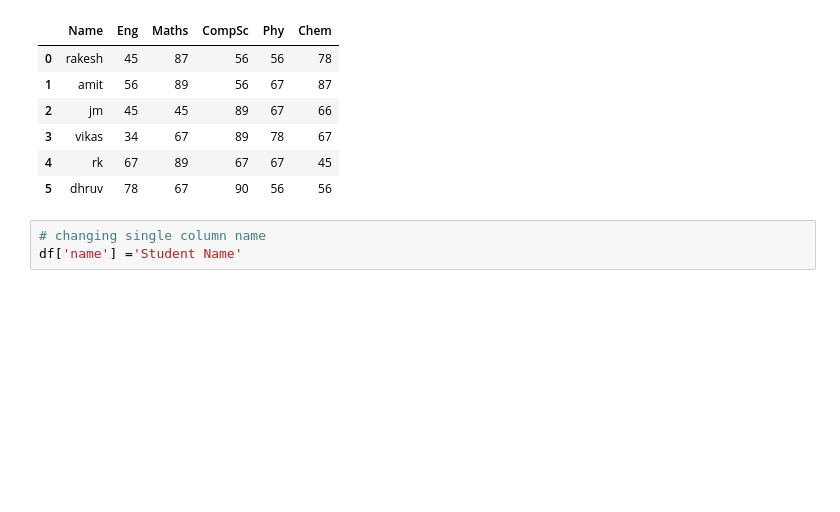
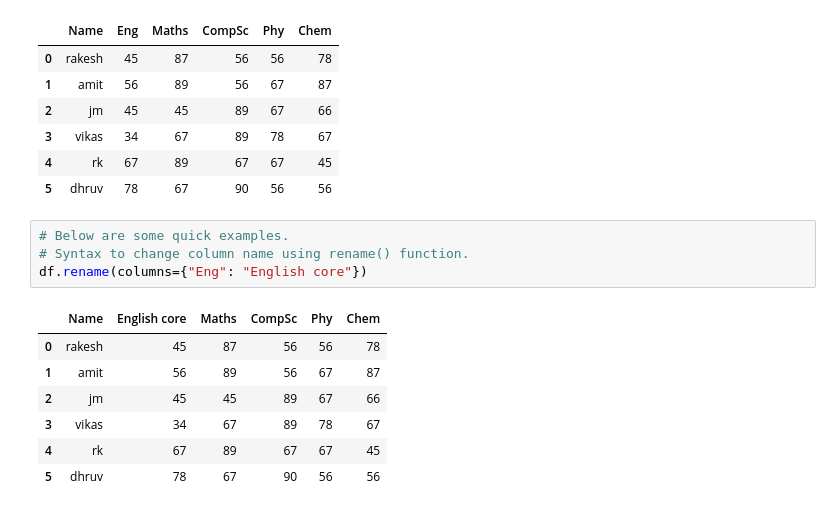
Before and after one commit to linrakesh/Notes, a Jupyter notebook: PandasCode/DataFrame_Accessing_slicing.ipynb, the cells around one changed output. Cells and saved outputs as stored; diff of their text form; blank space fills up the shorter version.

```diff
--- a/PandasCode/DataFrame_Accessing_slicing.ipynb
+++ b/PandasCode/DataFrame_Accessing_slicing.ipynb
@@ -114,6 +98,15 @@ df
 | 3 | vikas | 34 | 67 | 89 | 78 | 67 |
 | 4 | rk | 67 | 89 | 67 | 67 | 45 |
 | 5 | dhruv | 78 | 67 | 90 | 56 | 56 |
-# %%
-# changing single column name
-df['name'] ='Student Name'
+# %%
+# Below are some quick examples.
+# Syntax to change column name using rename() function.
+df.rename(columns={"Eng": "English core"})
+# %% [output]
+|  | Name | English core | Maths | CompSc | Phy | Chem |
+| 0 | rakesh | 45 | 87 | 56 | 56 | 78 |
+| 1 | amit | 56 | 89 | 56 | 67 | 87 |
+| 2 | jm | 45 | 45 | 89 | 67 | 66 |
+| 3 | vikas | 34 | 67 | 89 | 78 | 67 |
+| 4 | rk | 67 | 89 | 67 | 67 | 45 |
+| 5 | dhruv | 78 | 67 | 90 | 56 | 56 |
```
Also changed, not shown: parts of 10 cells of this notebook.
